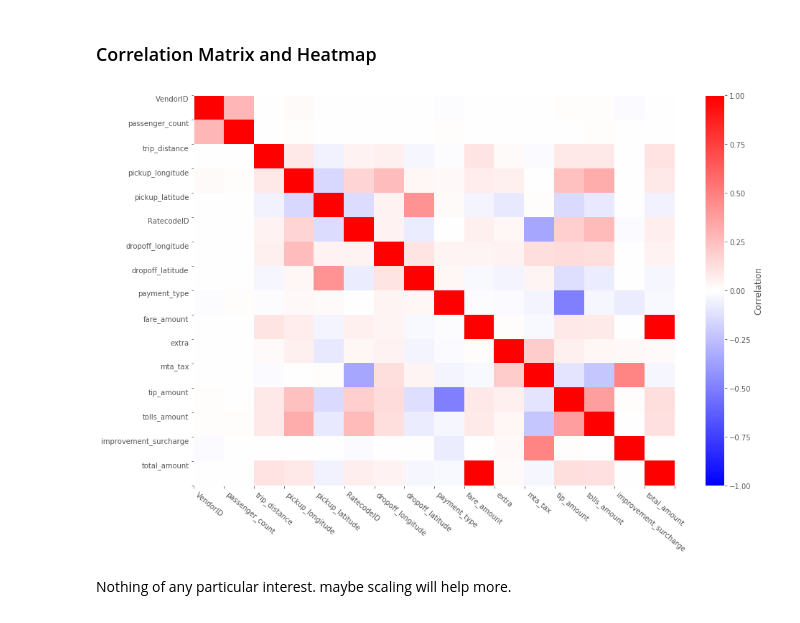
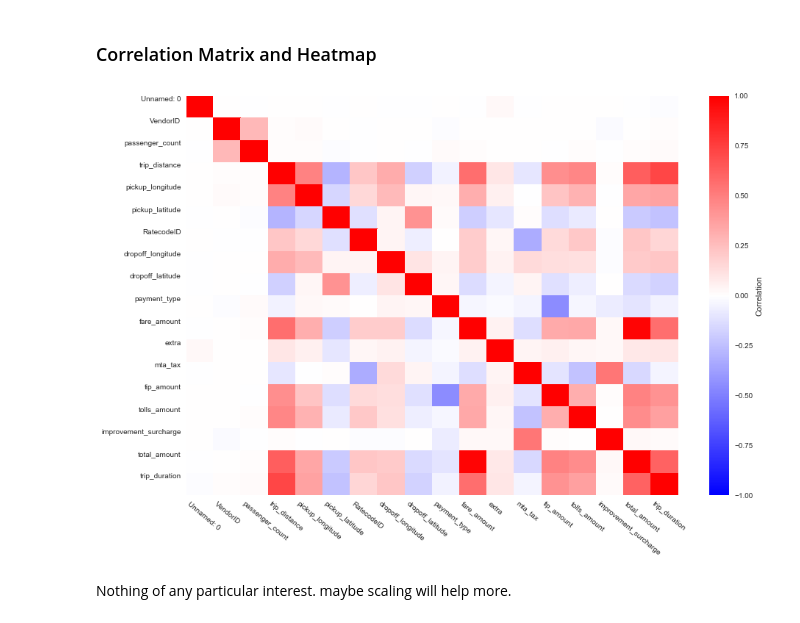
Before and after one commit to agentturbo1/Crazy-Taxi-IRL, a Jupyter notebook: Milestone, Exploration and Data Acquisition.ipynb, the cells around one changed output. Cells and saved outputs as stored; diff of their text form; code cells hidden in the pictures.

```diff
--- a/Milestone, Exploration and Data Acquisition.ipynb
+++ b/Milestone, Exploration and Data Acquisition.ipynb
@@ -111,0 +216,7 @@ print("{0} rows removed from green data.".format(green_count_old-green_count_new
+# %%
+dateparse = lambda x: pd.datetime.strptime(x, '%Y-%m-%d %H:%M:%S')
+
+yellow_data = pd.read_csv("TaxiData/yellow_clean_2016-06.csv", parse_dates=['tpep_pickup_datetime', 'tpep_dropoff_datetime'], \
+                          date_parser=dateparse)
+green_data = pd.read_csv("TaxiData/green_clean_2016-06.csv", parse_dates=['lpep_pickup_datetime', 'Lpep_dropoff_datetime'], \
+                          date_parser=dateparse)
@@ -111,0 +241,2 @@ print("{0} rows removed from green data.".format(green_count_old-green_count_new
+# %%
+yellow_data = yellow_data[(yellow_data['trip_duration'] >= timedelta(seconds=0)) & (yellow_data['trip_duration'] <= timedelta(hours=6))]
@@ -111,0 +259,2 @@ print("{0} rows removed from green data.".format(green_count_old-green_count_new
+# %%
+yellow_data['trip_duration'] = yellow_data['trip_duration'].dt.seconds/60
@@ -115,30 +286,29 @@ Here we are going to visulaize the data and see if we can notice any patterns.
 # %% [markdown]
 ### Correlation Matrix and Heatmap
 # %%
-import numpy as np
 import matplotlib.pyplot as plt
-plt.style.use('ggplot')
+sns.set()
 %matplotlib inline
 plt.rcParams['figure.figsize'] = (15, 10)
 
 fig, ax = plt.subplots()
 
 corr_mat = yellow_data.corr()
 
 heatmap = ax.pcolor(corr_mat, cmap='bwr', vmin=-1, vmax=1)
 ax.set_xticks(np.arange(corr_mat.shape[0] +.5));
 ax.set_yticks(np.arange(corr_mat.shape[1] +.5));
 ax.invert_yaxis()
 
 #labels
 col_lbl = corr_mat.columns
 row_lbl = corr_mat.index
 ax.set_xticklabels(col_lbl, rotation=-40,  ha='left');
 ax.set_yticklabels(row_lbl, va='top');
 
 cbar = plt.colorbar(heatmap)
 cbar.set_label('Correlation')
 # %% [output]
-[figure, old version]
+[figure, new version]
 # %% [markdown]
 Nothing of any particular interest. maybe scaling will help more.
```
Also changed, not shown: parts of 36 cells of this notebook.
